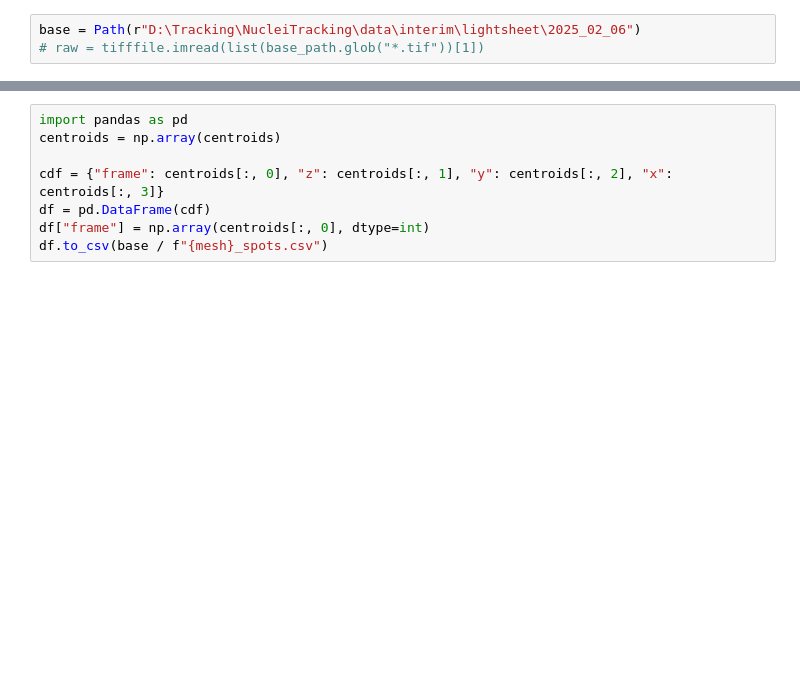
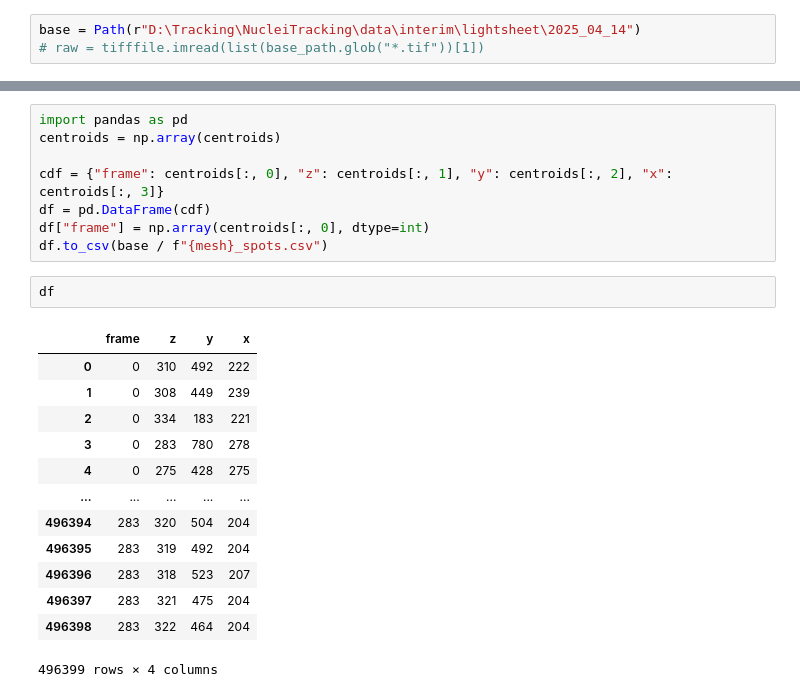
Before and after one commit to Harrison-Oatman/NucleiTracking, a Jupyter notebook: notebooks/uv_reconstruct.ipynb, the cells around one changed output, grey strips where cells are left out. Saved outputs shown, nothing was run; the diff lists cells and outputs as text; blank space fills up the shorter version.

```diff
--- a/notebooks/uv_reconstruct.ipynb
+++ b/notebooks/uv_reconstruct.ipynb
@@ -37,5 +34,5 @@ The autoreload extension is already loaded. To reload it, use:
 # %%
-base = Path(r"D:\Tracking\NucleiTracking\data\interim\lightsheet\2025_02_06")
+base = Path(r"D:\Tracking\NucleiTracking\data\interim\lightsheet\2025_04_14")
 # raw = tifffile.imread(list(base_path.glob("*.tif"))[1])
 # %%
 # from skimage.measure import regionprops
@@ -127,3 +124,19 @@ cdf = {"frame": centroids[:, 0], "z": centroids[:, 1], "y": centroids[:, 2], "x"
 df = pd.DataFrame(cdf)
 df["frame"] = np.array(centroids[:, 0], dtype=int)
 df.to_csv(base / f"{mesh}_spots.csv")
+# %%
+df
+# %% [output]
+|  | frame | z | y | x |
+| 0 | 0 | 310 | 492 | 222 |
+| 1 | 0 | 308 | 449 | 239 |
+| 2 | 0 | 334 | 183 | 221 |
+| 3 | 0 | 283 | 780 | 278 |
+| 4 | 0 | 275 | 428 | 275 |
+| ... | ... | ... | ... | ... |
+| 496394 | 283 | 320 | 504 | 204 |
+| 496395 | 283 | 319 | 492 | 204 |
+| 496396 | 283 | 318 | 523 | 207 |
+| 496397 | 283 | 321 | 475 | 204 |
+| 496398 | 283 | 322 | 464 | 204 |
+496399 rows × 4 columns
```
Also changed, not shown: parts of 2 cells of this notebook, 2 other files.
